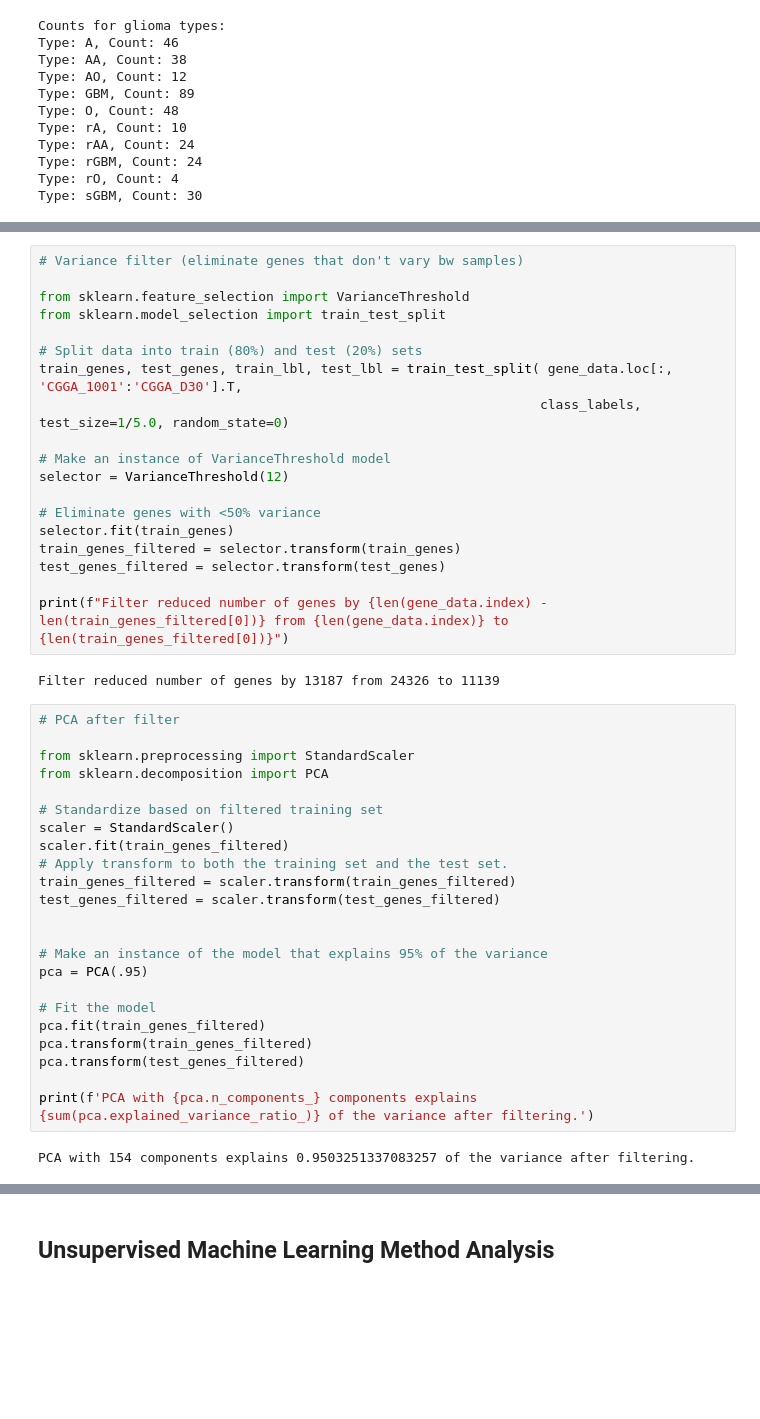
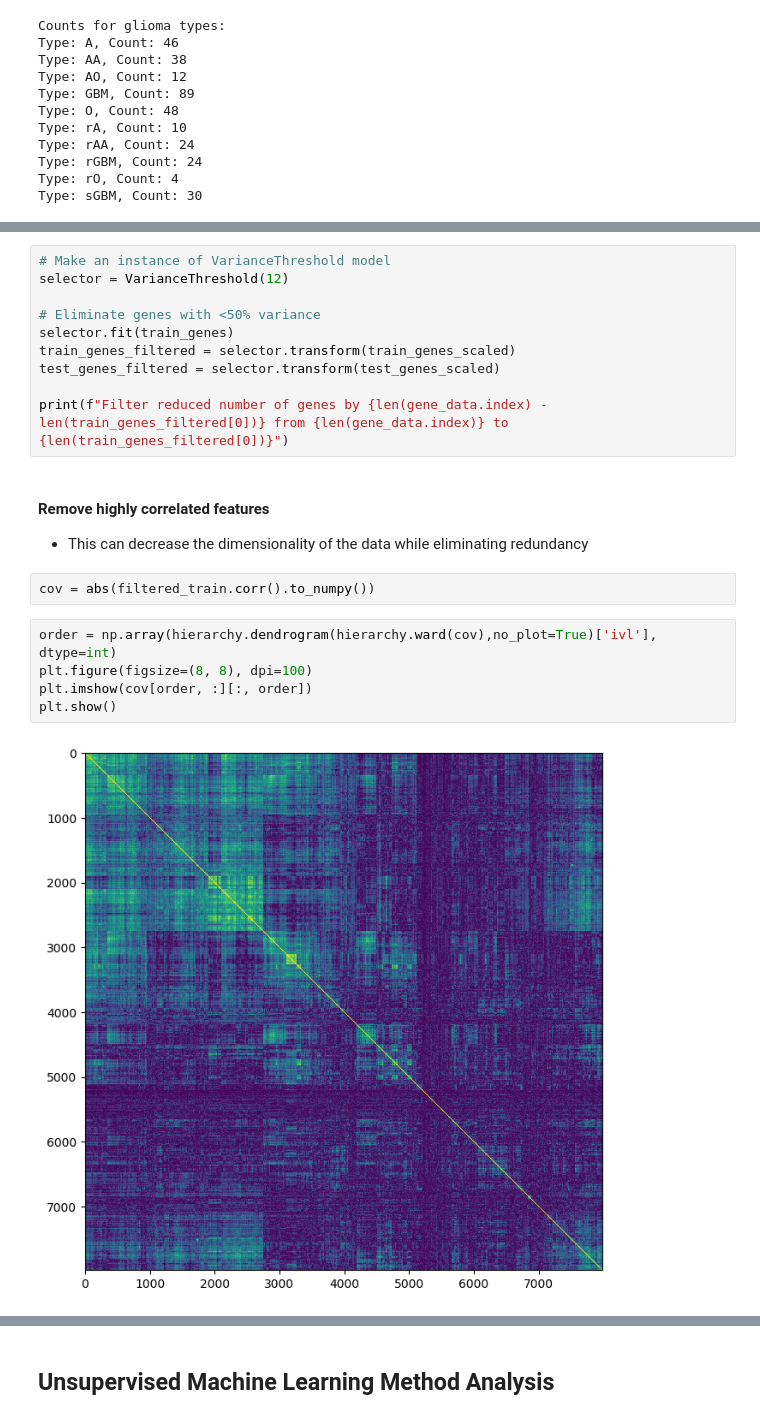
Before and after one commit to dsikka/Comp_Genomics, a Jupyter notebook: data_processing.ipynb, the cells around one changed output, grey strips where cells are left out. Drawn from its saved outputs; the diff is of its cells as text; blank space fills up the shorter version.

```diff
--- a/data_processing.ipynb
+++ b/data_processing.ipynb
@@ -134,46 +293,22 @@ Type: sGBM, Count: 30
 # %%
-# Variance filter (eliminate genes that don't vary bw samples)
-
-from sklearn.feature_selection import VarianceThreshold
-from sklearn.model_selection import train_test_split
-
-# Split data into train (80%) and test (20%) sets
-train_genes, test_genes, train_lbl, test_lbl = train_test_split( gene_data.loc[:, 'CGGA_1001':'CGGA_D30'].T,
-                                                                class_labels, test_size=1/5.0, random_state=0)
-
 # Make an instance of VarianceThreshold model
 selector = VarianceThreshold(12)
 
 # Eliminate genes with <50% variance
 selector.fit(train_genes)
-train_genes_filtered = selector.transform(train_genes)
-test_genes_filtered = selector.transform(test_genes)
+train_genes_filtered = selector.transform(train_genes_scaled)
+test_genes_filtered = selector.transform(test_genes_scaled)
 
-print(f"Filter reduced number of genes by {len(gene_data.index) - len(train_genes_filtered[0])} from {len(gene_data.index)} to {len(train_genes_filtered[0])}")
+print(f"Filter reduced number of genes by {len(gene_data.index) - len(train_genes_filtered[0])} from {len(gene_data.index)} to  {len(train_genes_filtered[0])}")
-# %% [output]
-Filter reduced number of genes by 13187 from 24326 to 11139
-# %%
-# PCA after filter
-
-from sklearn.preprocessing import StandardScaler
-from sklearn.decomposition import PCA
-
-# Standardize based on filtered training set
-scaler = StandardScaler()
-scaler.fit(train_genes_filtered)
-# Apply transform to both the training set and the test set.
-train_genes_filtered = scaler.transform(train_genes_filtered)
-test_genes_filtered = scaler.transform(test_genes_filtered)
-
-
-# Make an instance of the model that explains 95% of the variance
-pca = PCA(.95)
-
-# Fit the model
-pca.fit(train_genes_filtered)
-pca.transform(train_genes_filtered)
-pca.transform(test_genes_filtered)
-
-print(f'PCA with {pca.n_components_} components explains {sum(pca.explained_variance_ratio_)} of the variance after filtering.')
-# %% [output]
-PCA with 154 components explains 0.9503251337083257 of the variance after filtering.
+# %% [markdown]
+#### Remove highly correlated features
+- This can decrease the dimensionality of the data while eliminating redundancy
+# %%
+cov = abs(filtered_train.corr().to_numpy())
+# %%
+order = np.array(hierarchy.dendrogram(hierarchy.ward(cov),no_plot=True)['ivl'], dtype=int)
+plt.figure(figsize=(8, 8), dpi=100)
+plt.imshow(cov[order, :][:, order])
+plt.show()
+# %% [output]
+[figure, added]
```
Also changed, not shown: parts of 42 cells of this notebook.
